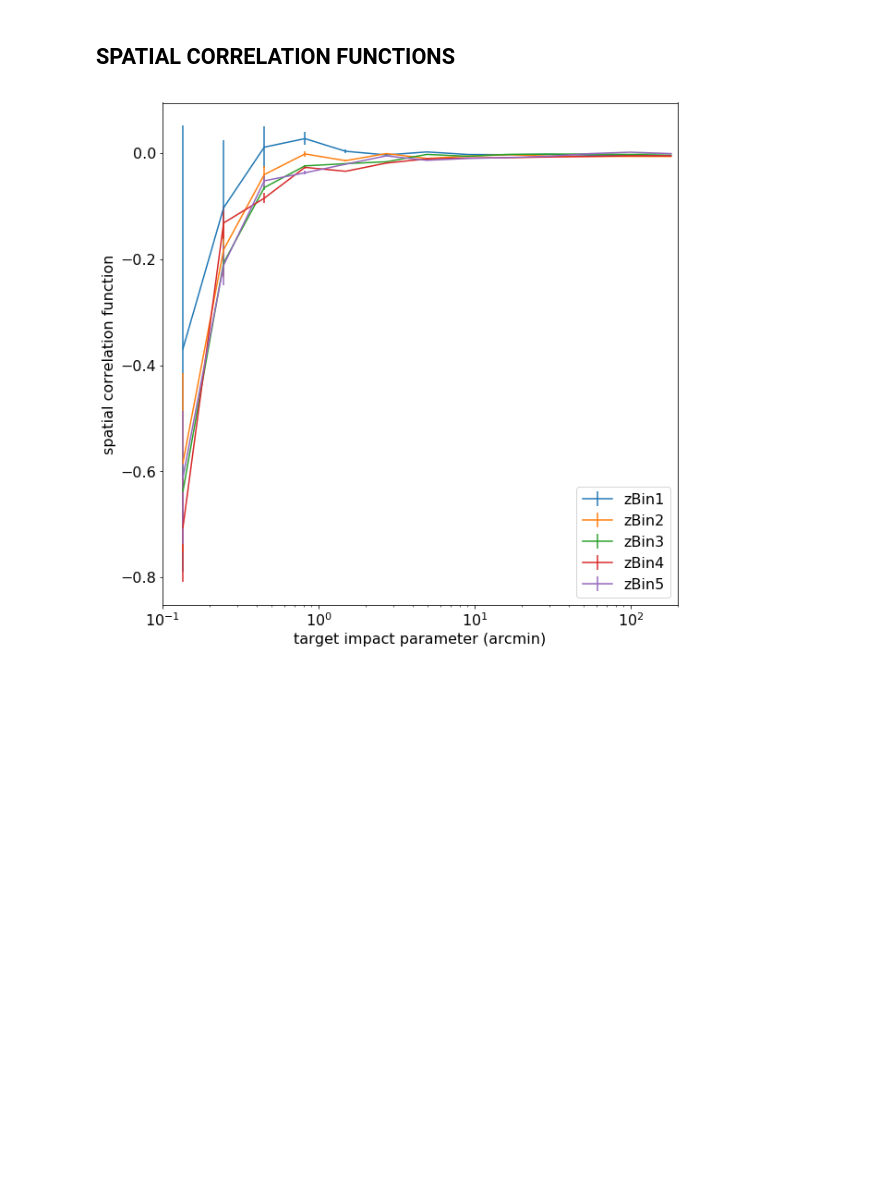
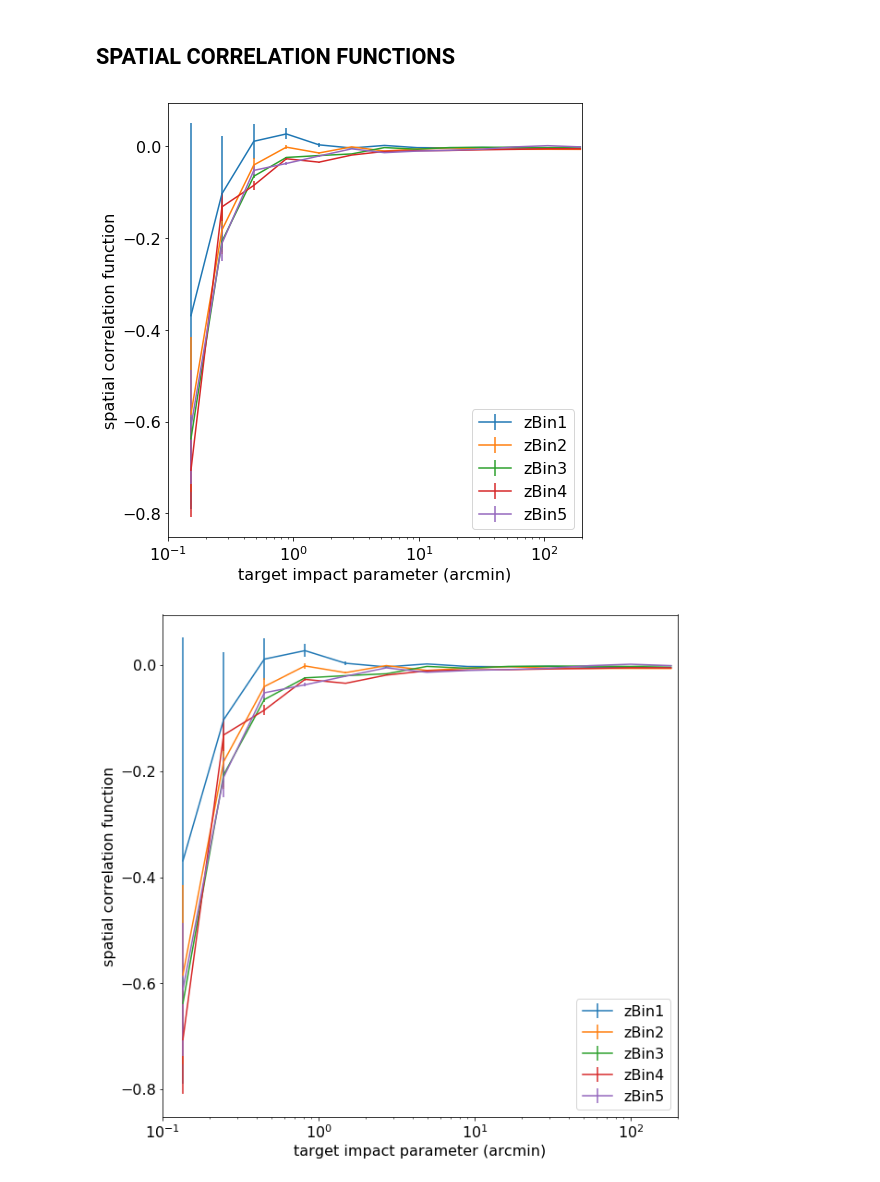
Before and after one commit to mcclearyj/dusthalos, a Jupyter notebook: make-correlation-plots.ipynb, the cells around one changed output. Cells and saved outputs as stored; diff of their text form; code cells hidden in the pictures; blank space fills up the shorter version.

```diff
--- a/make-correlation-plots.ipynb
+++ b/make-correlation-plots.ipynb
@@ -749,6 +842,30 @@ xi4=Table.read('/Users/jemcclea/Research/DES_DUST/round2/dusthalos/outputs/xi4.t
 xi5=Table.read('/Users/jemcclea/Research/DES_DUST/round2/dusthalos/outputs/xi5.txt',format='ascii')
 # %%
 r=dd['meanR']
+# %%
+fig = plt.figure(figsize=(7,7))
+ax=fig.add_subplot(111)
+#ax.errorbar(dd['meanR'],dd['DD'],label='raw')
+ax.errorbar(r,xi1['col1'],yerr=xi1['col2'],label='zBin1')
+ax.errorbar(r,xi2['col1'],yerr=xi2['col2'],label='zBin2')
+ax.errorbar(r,xi3['col1'],yerr=xi3['col2'],label='zBin3')
+ax.errorbar(r,xi4['col1'],yerr=xi4['col2'],label='zBin4')
+ax.errorbar(r,xi5['col1'],yerr=xi5['col2'],label='zBin5')
+ax.set_xscale('log')
+ax.set_xlim(0.1,200)
+
+for tick in ax.xaxis.get_major_ticks():
+ tick.label.set_fontsize(16)
+for tick in ax.yaxis.get_major_ticks():
+ tick.label.set_fontsize(16)
+
+ax.set_xlabel('target impact parameter (arcmin)',fontsize=16)
+ax.set_ylabel('spatial correlation function',fontsize=16)
+ax.legend(fontsize=16)
+fig.tight_layout()
+fig.savefig('spatial_correlFunc_zbins.png')
+# %% [output]
+[figure, added]
 # %%
 fig = plt.figure(figsize=(10,10))
 ax=fig.add_subplot(111)
```
Also changed, not shown: parts of 9 cells of this notebook, 4 other files.
